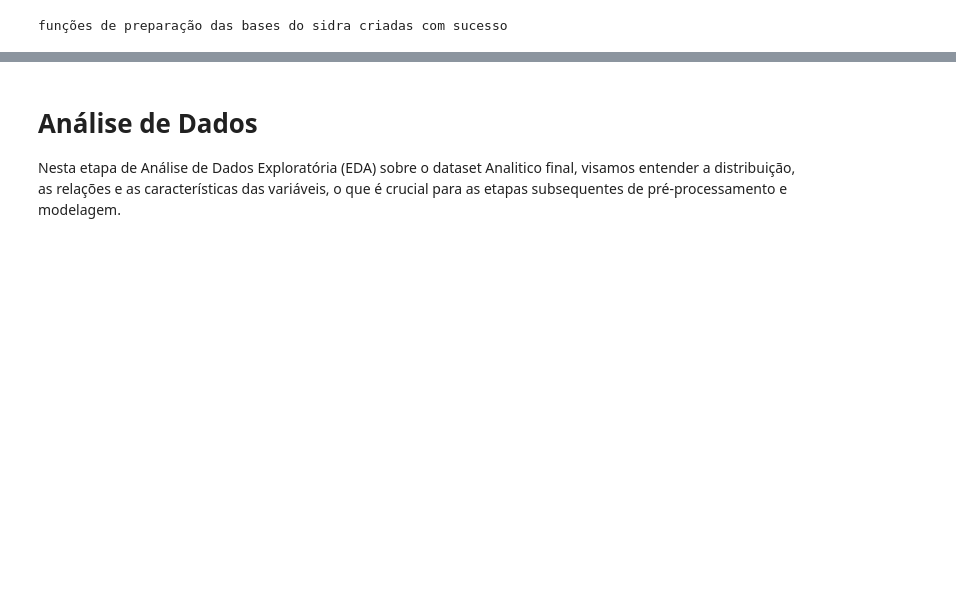
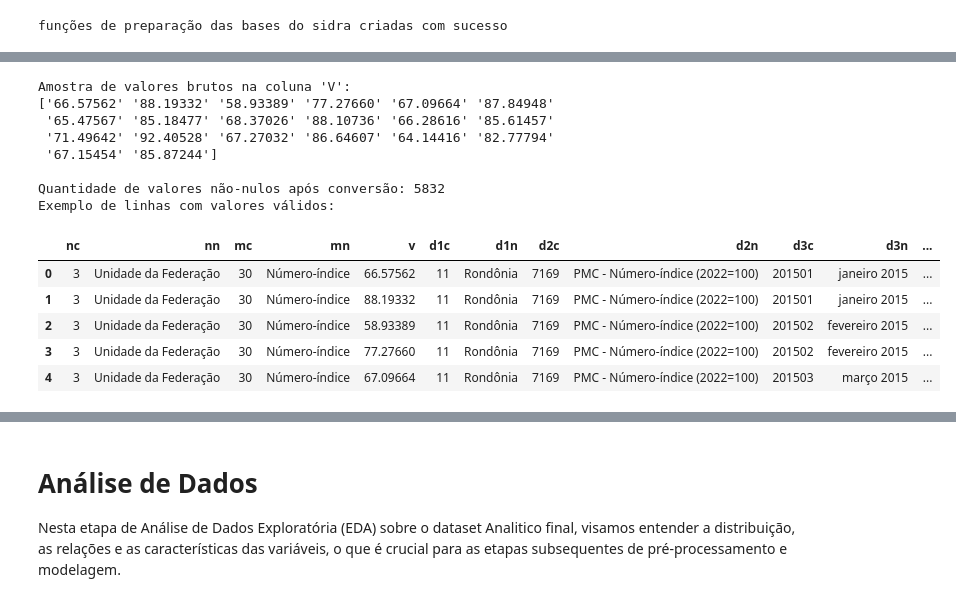
Before and after one commit to leandromvs/MVP-Analise-de-dados-e-boas-praticas-PUC-RIO, a Jupyter notebook: MVP_Analise_de_dados_e_boas_praticas_PUC_RIO_FINAL.ipynb, the cells around one changed output, grey strips where cells are left out. Saved outputs shown, nothing was run; the diff lists cells and outputs as text; code cells hidden in the pictures; blank space fills up the shorter version.

```diff
--- a/MVP_Analise_de_dados_e_boas_praticas_PUC_RIO_FINAL.ipynb
+++ b/MVP_Analise_de_dados_e_boas_praticas_PUC_RIO_FINAL.ipynb
@@ -869,0 +807,10 @@ parâmetros específicos definidos com sucesso
+# %%
+# Definindo variavel compativel com a tabela 8881
+VARIAVEL_PMC = "7169" # Indice de volume de vendas
+
+# Classificacoes para a tabela 8881
+CLASSIFICACOES_PMC = {
+    "11046": "all" # Todas as atividades
+}
+
+print("Parâmetros de variáveis atualizados.")
@@ -1275,3 +1259,31 @@ NameError: name 'df_pmc_raw' is not defined
+# %%
+# Inspecionando os valores brutos da coluna de vendas para entender o problema do dropna
+print("Amostra de valores brutos na coluna 'V':")
+print(df_pmc_raw['V'].unique()[:20])
+
+# Verificando se há dados numéricos reais (diferentes de '..', '-', etc)
+df_teste = df_pmc_raw.copy()
+df_teste.columns = [str(col).lower() for col in df_teste.columns]
+df_teste['vendas_convertidas'] = converter_valor_numerico(df_teste['v'])
+
+print("\nQuantidade de valores não-nulos após conversão:", df_teste['vendas_convertidas'].notna().sum())
+print("Exemplo de linhas com valores válidos:")
+display(df_teste[df_teste['vendas_convertidas'].notna()].head())
+# %% [output]
+Amostra de valores brutos na coluna 'V':
+['66.57562' '88.19332' '58.93389' '77.27660' '67.09664' '87.84948'
+ '65.47567' '85.18477' '68.37026' '88.10736' '66.28616' '85.61457'
+ '71.49642' '92.40528' '67.27032' '86.64607' '64.14416' '82.77794'
+ '67.15454' '85.87244']
+
+Quantidade de valores não-nulos após conversão: 5832
+Exemplo de linhas com valores válidos:
+|  | nc | nn | mc | mn | v | d1c | d1n | d2c | d2n | d3c | d3n | ... |
+| 0 | 3 | Unidade da Federação | 30 | Número-índice | 66.57562 | 11 | Rondônia | 7169 | PMC - Número-índice (2022=100) | 201501 | janeiro 2015 | ... |
+| 1 | 3 | Unidade da Federação | 30 | Número-índice | 88.19332 | 11 | Rondônia | 7169 | PMC - Número-índice (2022=100) | 201501 | janeiro 2015 | ... |
+| 2 | 3 | Unidade da Federação | 30 | Número-índice | 58.93389 | 11 | Rondônia | 7169 | PMC - Número-índice (2022=100) | 201502 | fevereiro 2015 | ... |
+| 3 | 3 | Unidade da Federação | 30 | Número-índice | 77.27660 | 11 | Rondônia | 7169 | PMC - Número-índice (2022=100) | 201502 | fevereiro 2015 | ... |
+| 4 | 3 | Unidade da Federação | 30 | Número-índice | 67.09664 | 11 | Rondônia | 7169 | PMC - Número-índice (2022=100) | 201503 | março 2015 | ... |
 # %%
 # validando qualidade das bases preparadas
 
```
Also changed, not shown: parts of 62 cells of this notebook.
